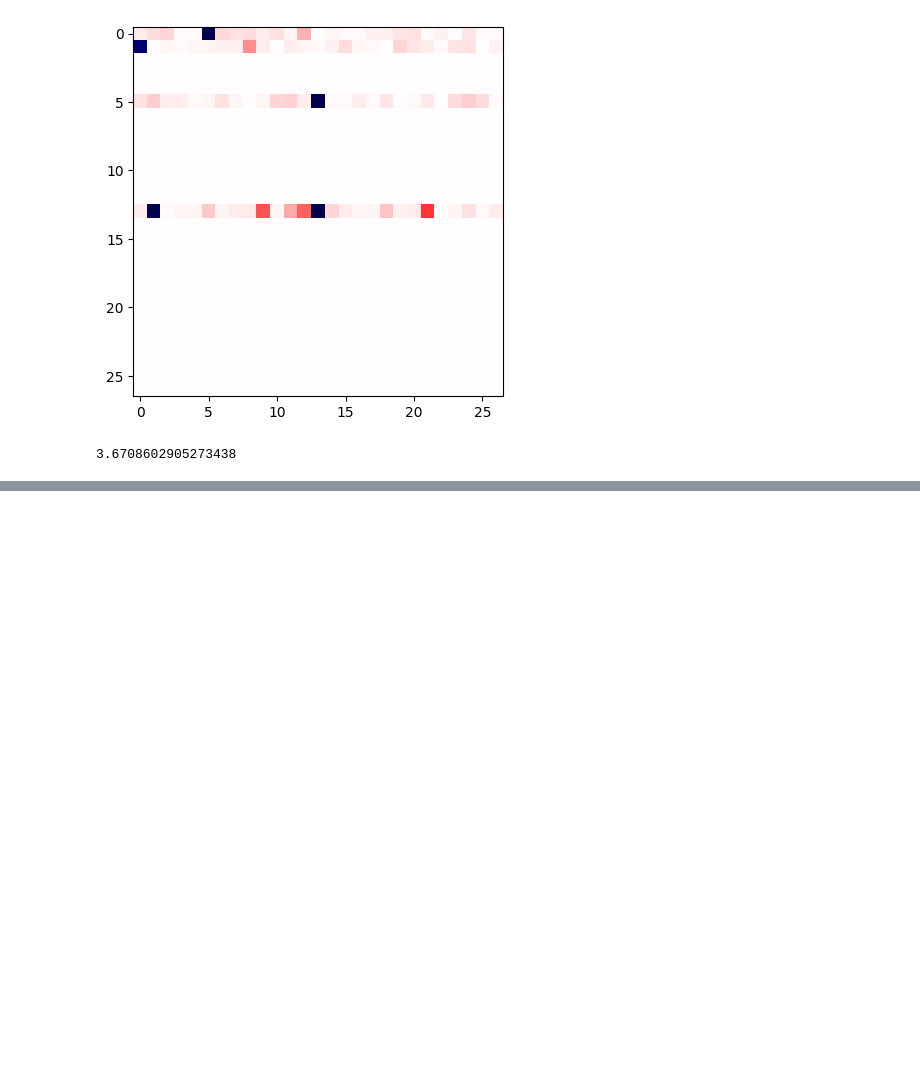
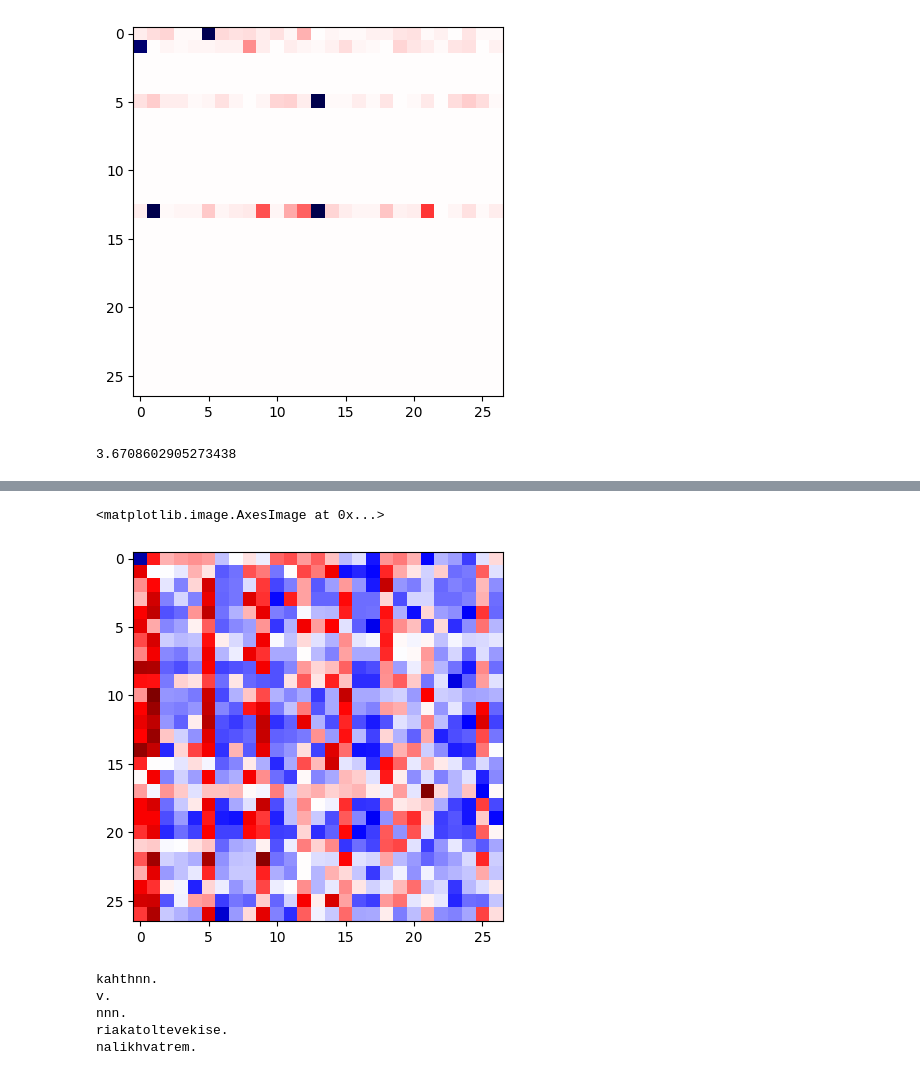
Before and after one commit to kxk254/mit, a Jupyter notebook: Karpathy/makemore/kenji_makemore.ipynb, the cells around one changed output, grey strips where cells are left out. Drawn from its saved outputs; the diff is of its cells as text; code cells hidden in the pictures; blank space fills up the shorter version.

```diff
--- a/Karpathy/makemore/kenji_makemore.ipynb
+++ b/Karpathy/makemore/kenji_makemore.ipynb
@@ -291,0 +383,28 @@ print(loss.item())
+# %%
+vmax = torch.abs(W.data).max().item()
+plt.imshow(W.data.detach().numpy(), cmap="seismic", vmin=-vmax, vmax=vmax)
+# %% [output]
+<matplotlib.image.AxesImage at 0x...>
+[figure, added]
+# %%
+# output
+
+for i in range(5):
+    out = []
+    ix= 0
+    while True:
+        x_out = F.one_hot(torch.tensor([ix]), num_classes=27).float()
+        logits = x_out @ W
+        p = torch.softmax(logits, dim=1)
+
+        ix = torch.multinomial(p, num_samples=1, replacement=True, generator=g).item()
+        out.append(itos[ix])
+        if ix == 0:
+            break
+    print(''.join(out))
+# %% [output]
+kahthnn.
+v.
+nnn.
+riakatoltevekise.
+nalikhvatrem.
```
Also changed, not shown: parts of 9 cells of this notebook.
